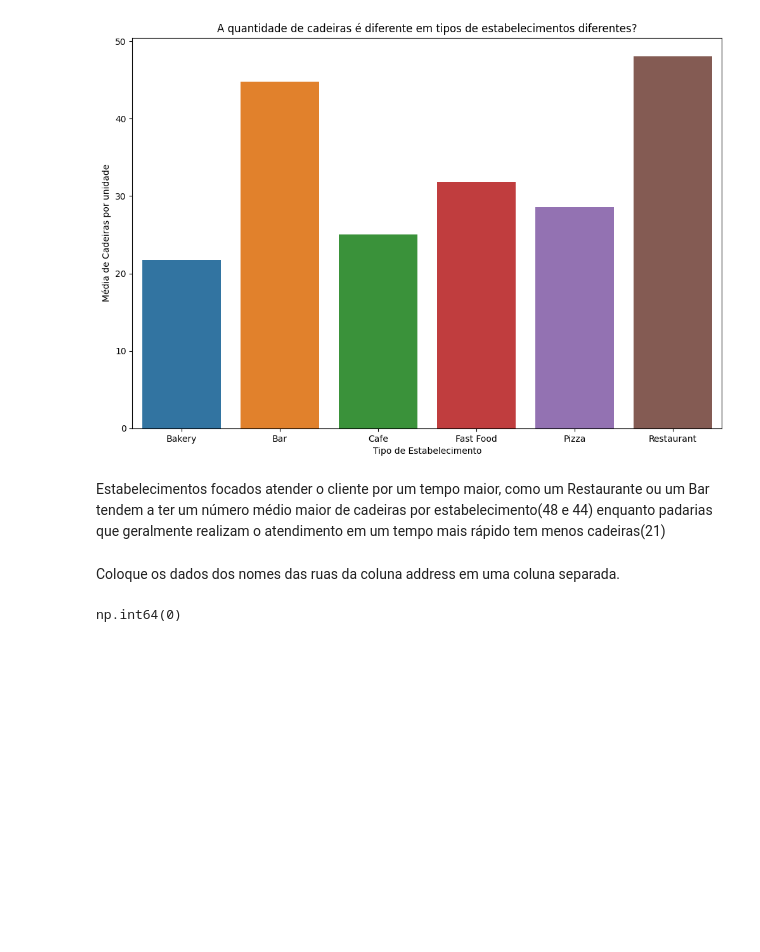
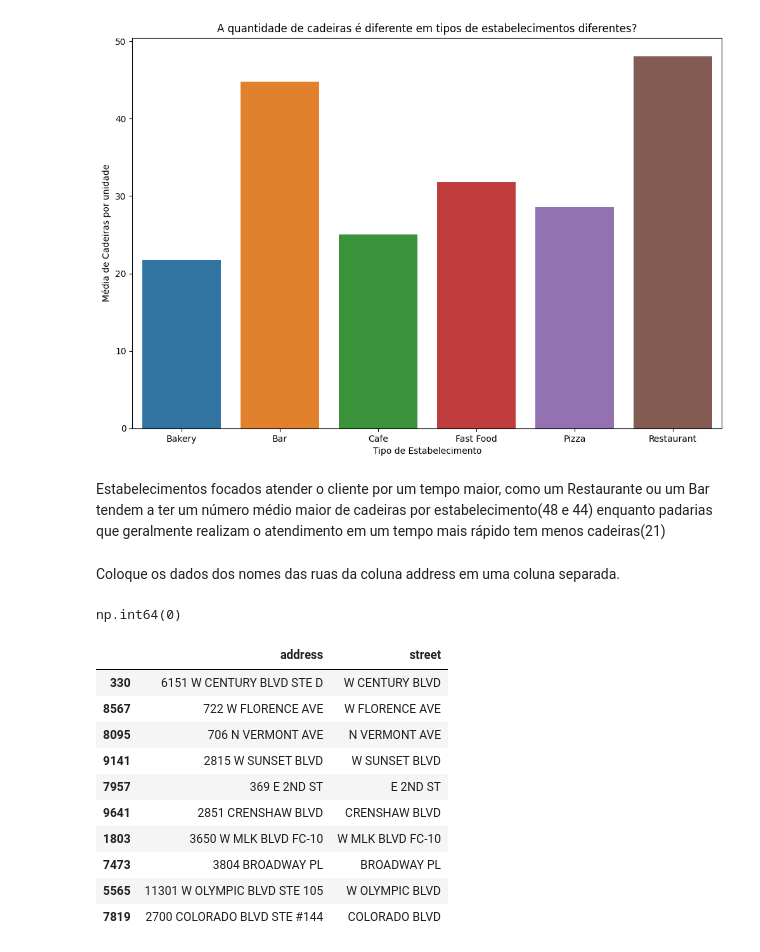
Before and after one commit to ezodia1/projeto10, a Jupyter notebook: projeto10.ipynb, the cells around one changed output. Drawn from its saved outputs; the diff is of its cells as text; code cells hidden in the pictures; blank space fills up the shorter version.

```diff
--- a/projeto10.ipynb
+++ b/projeto10.ipynb
@@ -201,5 +214,16 @@ df_data['street'].isna().sum()
 # %% [output]
 np.int64(0)
 # %%
-street_counts = df_data.groupby('street')['id'].count().sort_values(ascending=False)
-print(street_counts.head(10))
+df_data[['address', 'street']].sample(10)
+# %% [output]
+|  | address | street |
+| 330 | 6151 W CENTURY BLVD STE D | W CENTURY BLVD |
+| 8567 | 722 W FLORENCE AVE | W FLORENCE AVE |
+| 8095 | 706 N VERMONT AVE | N VERMONT AVE |
+| 9141 | 2815 W SUNSET BLVD | W SUNSET BLVD |
+| 7957 | 369 E 2ND ST | E 2ND ST |
+| 9641 | 2851 CRENSHAW BLVD | CRENSHAW BLVD |
+| 1803 | 3650 W MLK BLVD FC-10 | W MLK BLVD FC-10 |
+| 7473 | 3804 BROADWAY PL | BROADWAY PL |
+| 5565 | 11301 W OLYMPIC BLVD STE 105 | W OLYMPIC BLVD |
+| 7819 | 2700 COLORADO BLVD STE #144 | COLORADO BLVD |
```
Also changed, not shown: parts of 11 cells of this notebook.
